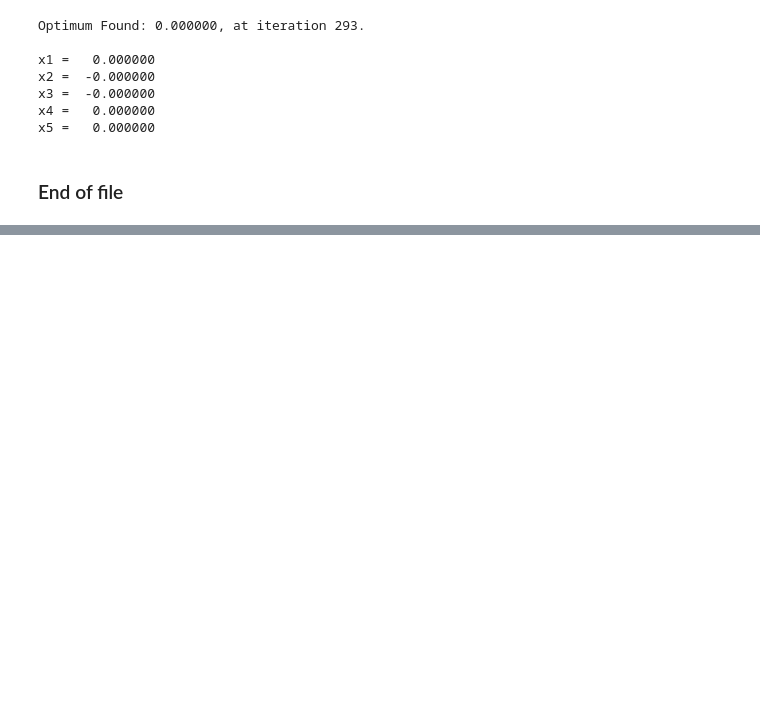
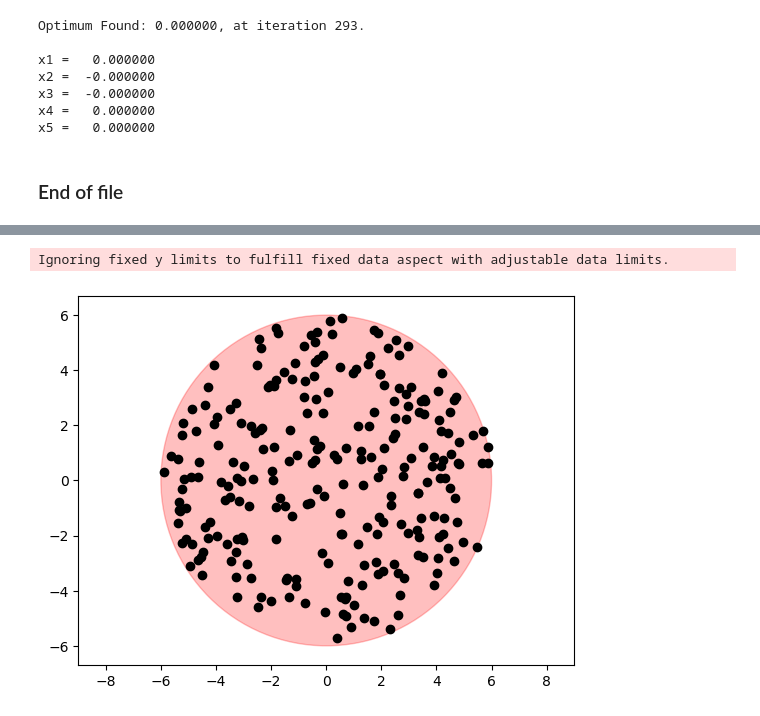
Before and after one commit to vrettasm/PyStarPSO, a Jupyter notebook: examples/sphere.ipynb, the cells around one changed output, grey strips where cells are left out. Cells and saved outputs as stored; diff of their text form; code cells hidden in the pictures; blank space fills up the shorter version.

```diff
--- a/examples/sphere.ipynb
+++ b/examples/sphere.ipynb
@@ -128,0 +131,13 @@ if PROFILE_IT:
+# %%
+def random_points_in_circle(r, num_points):
+    points = []
+
+    while len(points) < num_points:
+        x = np.random.uniform(-r, r)
+        y = np.random.uniform(-r, r)
+
+        if x**2 + y**2 <= (r/1)**2:
+            points.append((x, y))
+    # _end_while_
+
+    return np.array(points)
@@ -128,0 +180,19 @@ if PROFILE_IT:
+# %%
+circle0 = plt.Circle((0, 0),
+                     radius,
+                     color='red', alpha=0.25)
+
+plt.plot(random_points[:, 0],
+         random_points[:, 1],
+         'ok')
+
+plt.axis('equal')
+
+plt.xlim([-1.5*radius, 1.5*radius])
+plt.ylim([-1.5*radius, 1.5*radius])
+
+ax = plt.gcf().gca()
+ax.add_patch(circle0);
+# %% [output]
+Ignoring fixed y limits to fulfill fixed data aspect with adjustable data limits.
+[figure, added]
```
Also changed, not shown: parts of 5 cells of this notebook.
